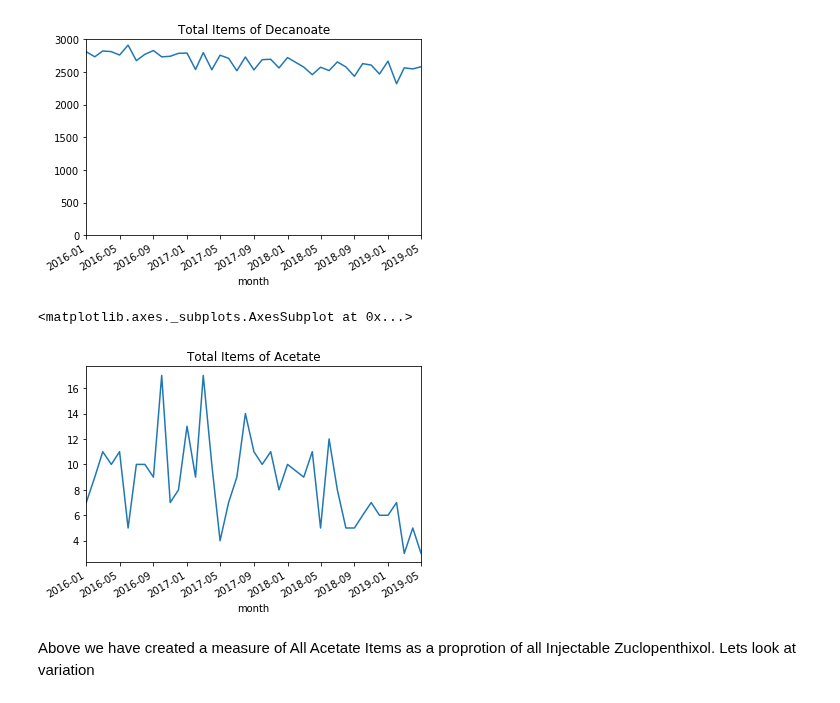
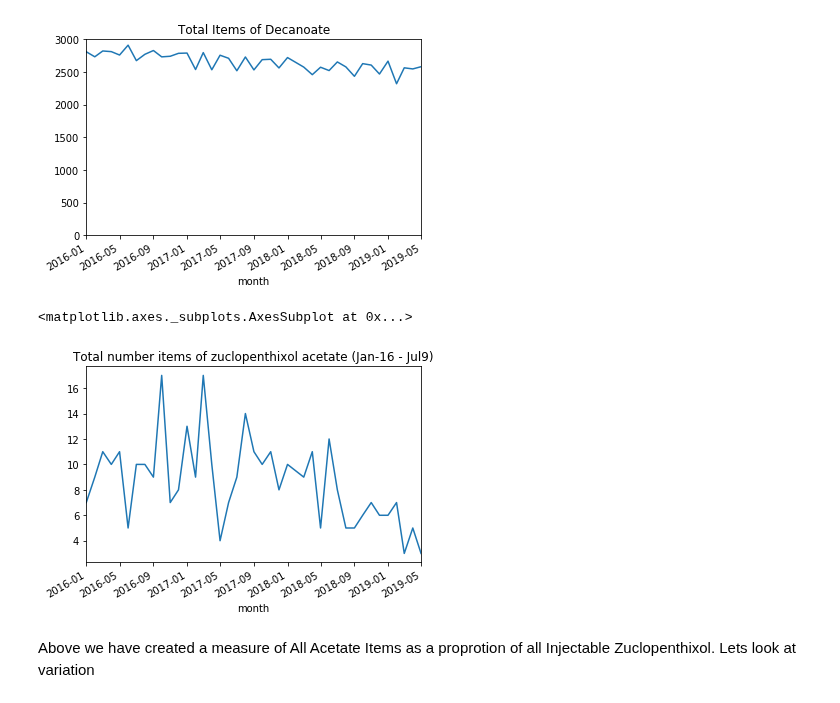
Before and after one commit to ebmdatalab/jupyter-notebooks, a Jupyter notebook: measures_by_software/Draft ideas/Zuclopenthixol/Zuclopenthixol.ipynb, the cells around one changed output. Cells and saved outputs as stored; diff of their text form; code cells hidden in the pictures.

```diff
--- a/measures_by_software/Draft ideas/Zuclopenthixol/Zuclopenthixol.ipynb
+++ b/measures_by_software/Draft ideas/Zuclopenthixol/Zuclopenthixol.ipynb
@@ -158,10 +158,10 @@ plt.ylim(0, 3000)
 (0, 3000)
 [figure]
 # %%
-df_acetate.groupby("month")['acetate'].sum().plot(kind='line', title="Total Items of Acetate")
+df_acetate.groupby("month")['acetate'].sum().plot(kind='line', title="Total number items of zuclopenthixol acetate (Jan-16 - Jul9)")
 # %% [output]
 <matplotlib.axes._subplots.AxesSubplot at 0x...>
-[figure, old version]
+[figure, new version]
 # %% [markdown]
 Above we have created a measure of All Acetate Items as a proprotion of all Injectable Zuclopenthixol. Lets look at variation
 # %%
```
Also changed, not shown: parts of 1 cell of this notebook, 1 other file.
